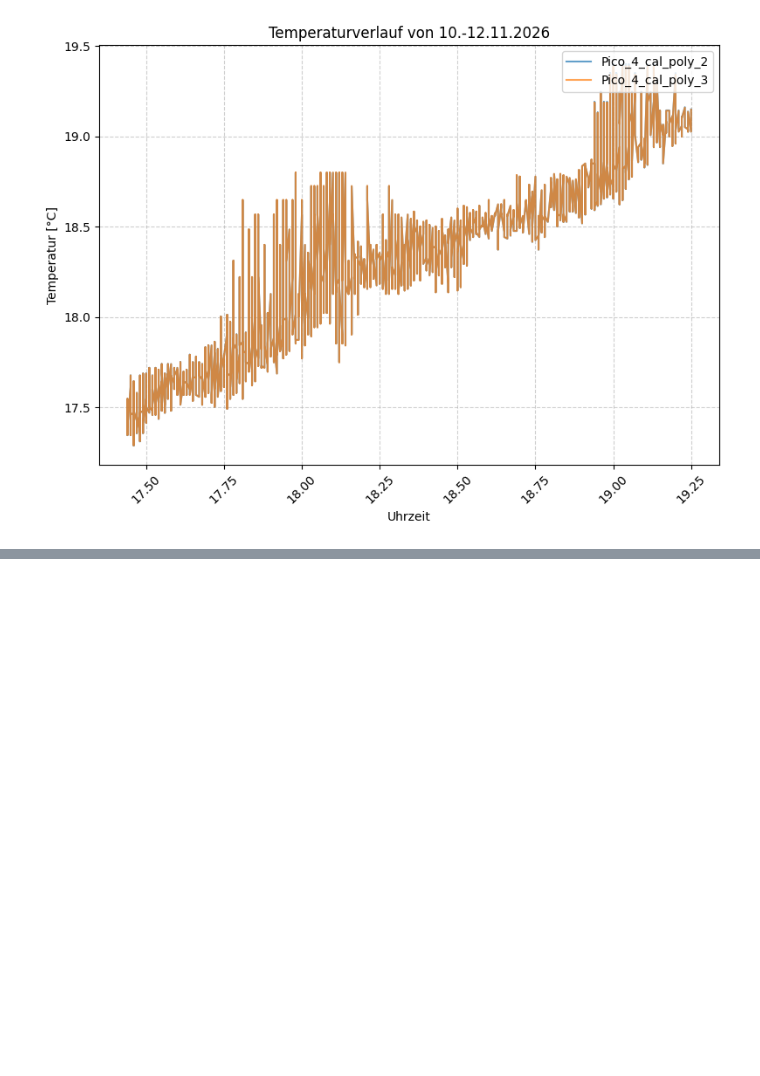
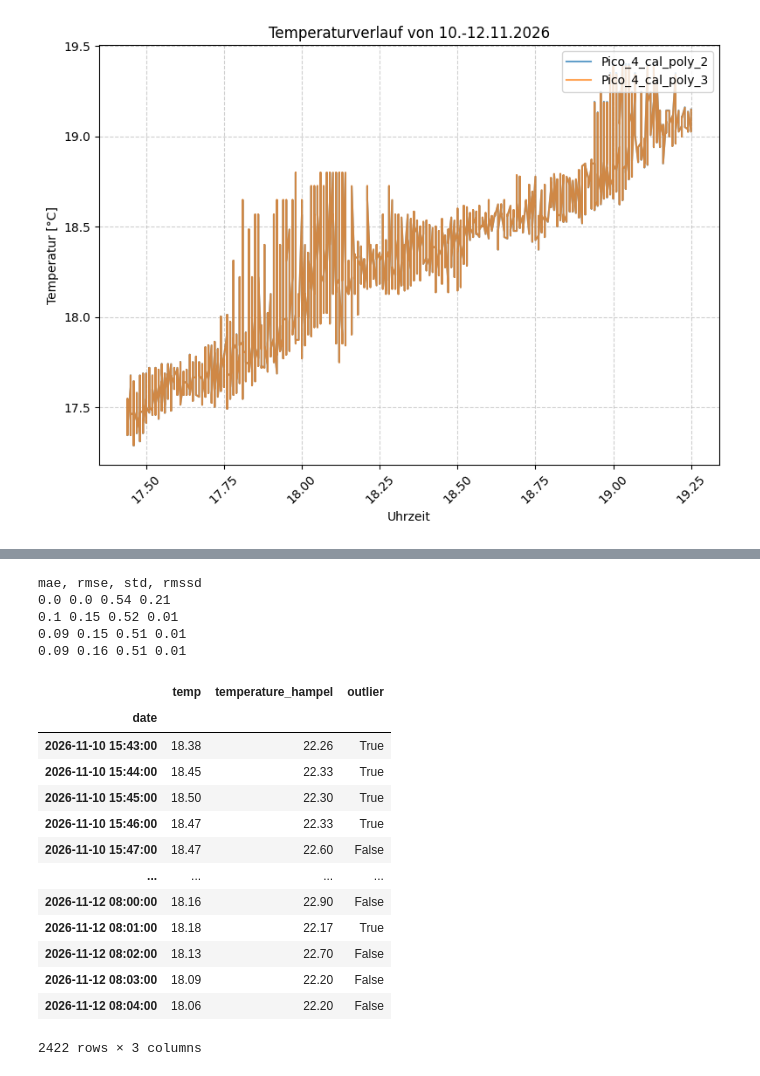
Before and after one commit to hydroclaus/rpy_velutina, a Jupyter notebook: BME280_nicholas/data_temp_senseca/new_calibration_method.ipynb, the cells around one changed output, grey strips where cells are left out. Drawn from its saved outputs; the diff is of its cells as text; code cells hidden in the pictures; blank space fills up the shorter version.

```diff
--- a/BME280_nicholas/data_temp_senseca/new_calibration_method.ipynb
+++ b/BME280_nicholas/data_temp_senseca/new_calibration_method.ipynb
@@ -473,0 +489,17 @@ plt.show()
+# %%
+x = summary_sorted["Pico_2"].copy()
+ys = [summary_sorted["Pico_2"], savgol, ema, med_centered]
+
+print("mae, rmse, std, rmssd")
+for y in ys:
+    mae = mean_absolute_error(x, y)
+    rmse = root_mean_squared_error(x, y)
+    std = np.std(y, ddof=1)
+    rmssd = calculate_rmssd(y)
+    print(round(mae, 2), round(rmse, 2), round(std, 2), round(rmssd, 2))
+# %% [output]
+mae, rmse, std, rmssd
+0.0 0.0 0.54 0.21
+0.1 0.15 0.52 0.01
+0.09 0.15 0.51 0.01
+0.09 0.16 0.51 0.01
@@ -473,0 +537,17 @@ plt.show()
+# %%
+df
+# %% [output]
+|  | temp | temperature_hampel | outlier |
+| date |  |  |  |
+| 2026-11-10 15:43:00 | 18.38 | 22.26 | True |
+| 2026-11-10 15:44:00 | 18.45 | 22.33 | True |
+| 2026-11-10 15:45:00 | 18.50 | 22.30 | True |
+| 2026-11-10 15:46:00 | 18.47 | 22.33 | True |
+| 2026-11-10 15:47:00 | 18.47 | 22.60 | False |
+| ... | ... | ... | ... |
+| 2026-11-12 08:00:00 | 18.16 | 22.90 | False |
+| 2026-11-12 08:01:00 | 18.18 | 22.17 | True |
+| 2026-11-12 08:02:00 | 18.13 | 22.70 | False |
+| 2026-11-12 08:03:00 | 18.09 | 22.20 | False |
+| 2026-11-12 08:04:00 | 18.06 | 22.20 | False |
+2422 rows × 3 columns
```
Also changed, not shown: parts of 12 cells of this notebook.
